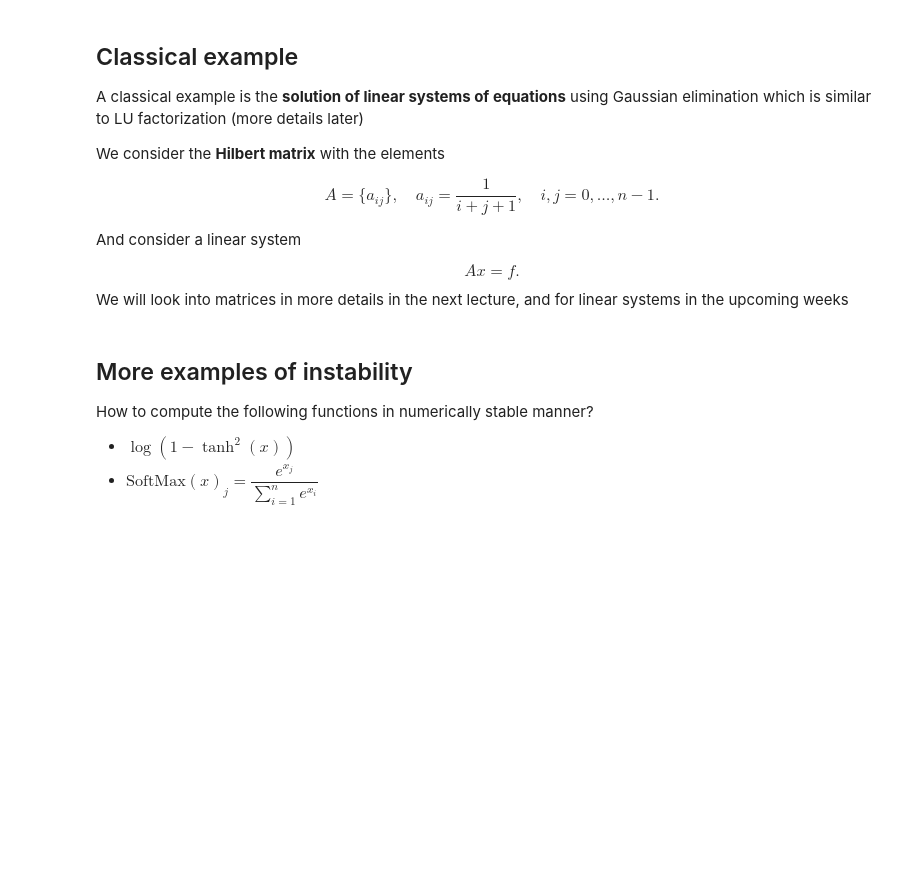
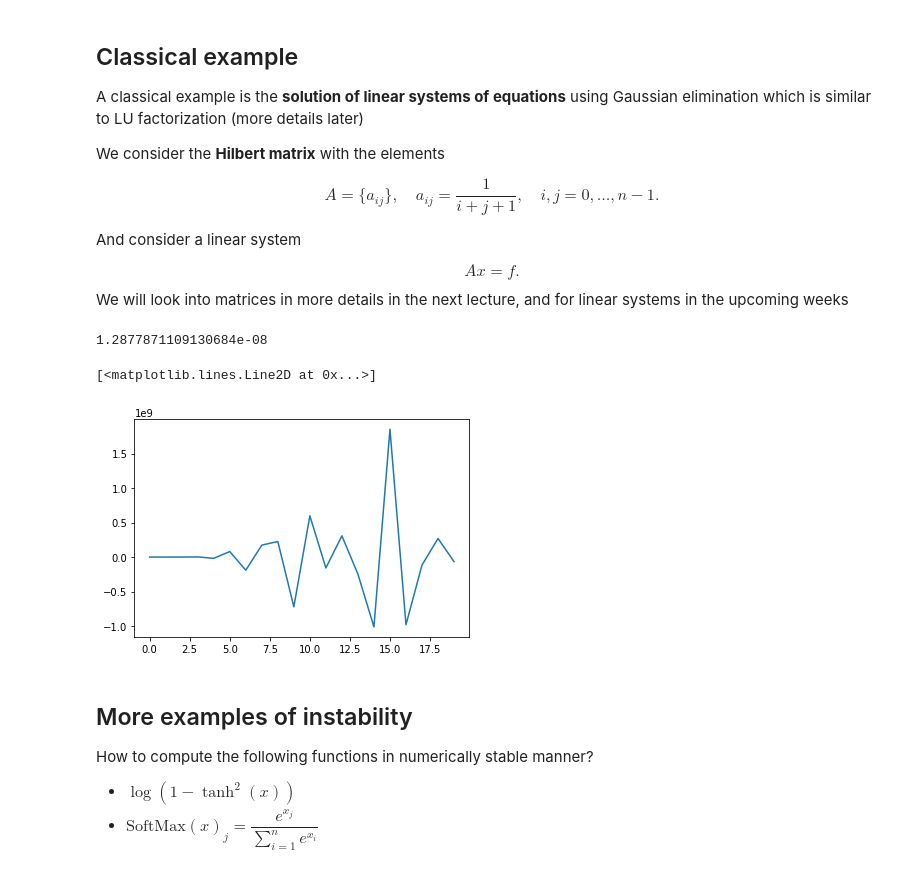
Before and after one commit to oseledets/nla2022, a Jupyter notebook: lectures/lecture-1/lecture-1.ipynb, the cells around one changed output. Saved outputs shown, nothing was run; the diff lists cells and outputs as text; code cells hidden in the pictures; blank space fills up the shorter version.

```diff
--- a/lectures/lecture-1/lecture-1.ipynb
+++ b/lectures/lecture-1/lecture-1.ipynb
@@ -530,14 +547,18 @@ $$Ax = f.$$
 We will look into matrices in more details in the next lecture, and for linear systems in the upcoming weeks
 # %%
 import numpy as np
-n = 100
+n = 20
 a = [[1.0/(i + j + 1) for i in range(n)] for j in range(n)] # Hilbert matrix
 A = jnp.array(a)
 #rhs =  jax.random.normal(jax.random.PRNGKey(0), (n,))
 rhs = jnp.ones(n)
 sol = jnp.linalg.solve(A, rhs)
 print(jnp.linalg.norm(A @ sol - rhs)/jnp.linalg.norm(rhs))
 plt.plot(sol)
+# %% [output]
+1.2877871109130684e-08
+[<matplotlib.lines.Line2D at 0x...>]
+[figure, added]
 # %%
 rhs = jnp.ones(n)
 sol = jnp.linalg.solve(A, rhs)
```
Also changed, not shown: parts of 7 cells of this notebook.
